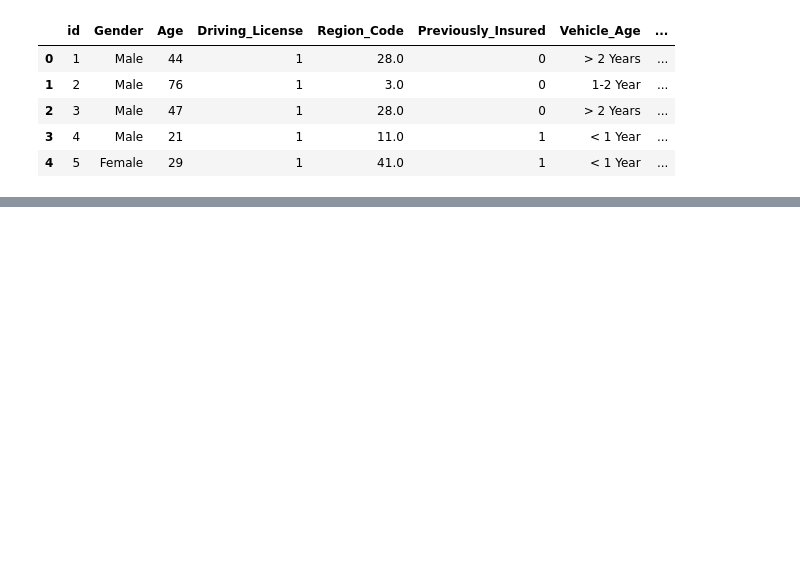
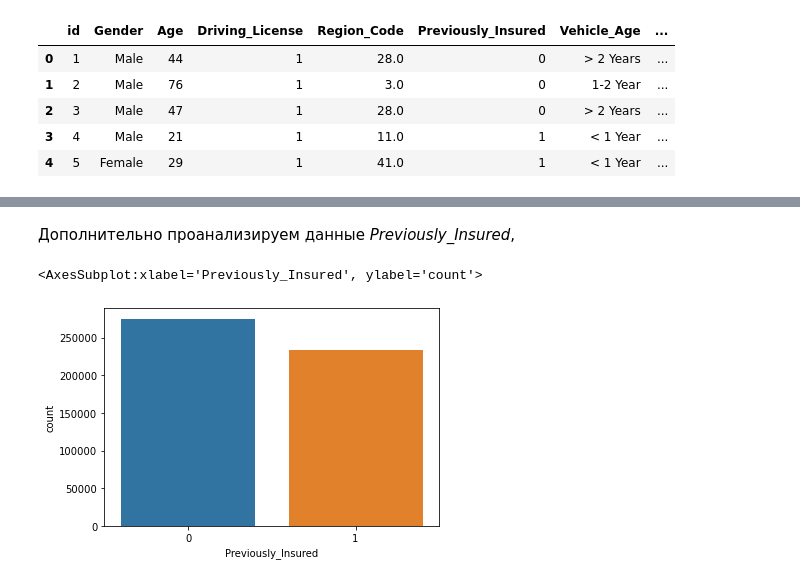
Before and after one commit to alexsoll/MachineLearningCourse, a Jupyter notebook: Janatahack_cross-sell_prediction.ipynb, the cells around one changed output, grey strips where cells are left out. Saved outputs shown, nothing was run; the diff lists cells and outputs as text; code cells hidden in the pictures; blank space fills up the shorter version.

```diff
--- a/Janatahack_cross-sell_prediction.ipynb
+++ b/Janatahack_cross-sell_prediction.ipynb
@@ -63,0 +155,8 @@ There is 0 missing values in 'sample' data frame
+# %% [markdown]
+Дополнительно проанализируем данные *Previously_Insured*,
+# %%
+sns.countplot(x=pd.concat([train['Previously_Insured'], test['Previously_Insured']]))
+#sns.countplot(x=test['Previously_Insured'])``
+# %% [output]
+<AxesSubplot:xlabel='Previously_Insured', ylabel='count'>
+[figure, added]
```
Also changed, not shown: parts of 25 cells of this notebook, 1 other file.
